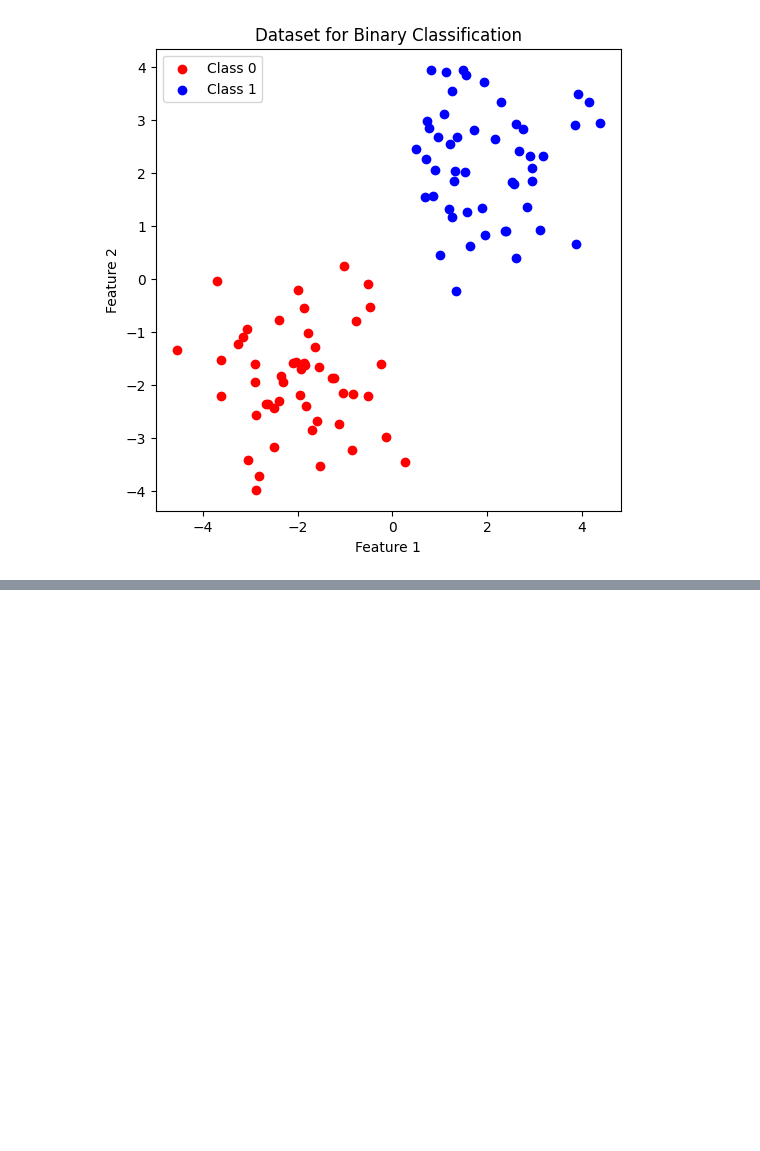
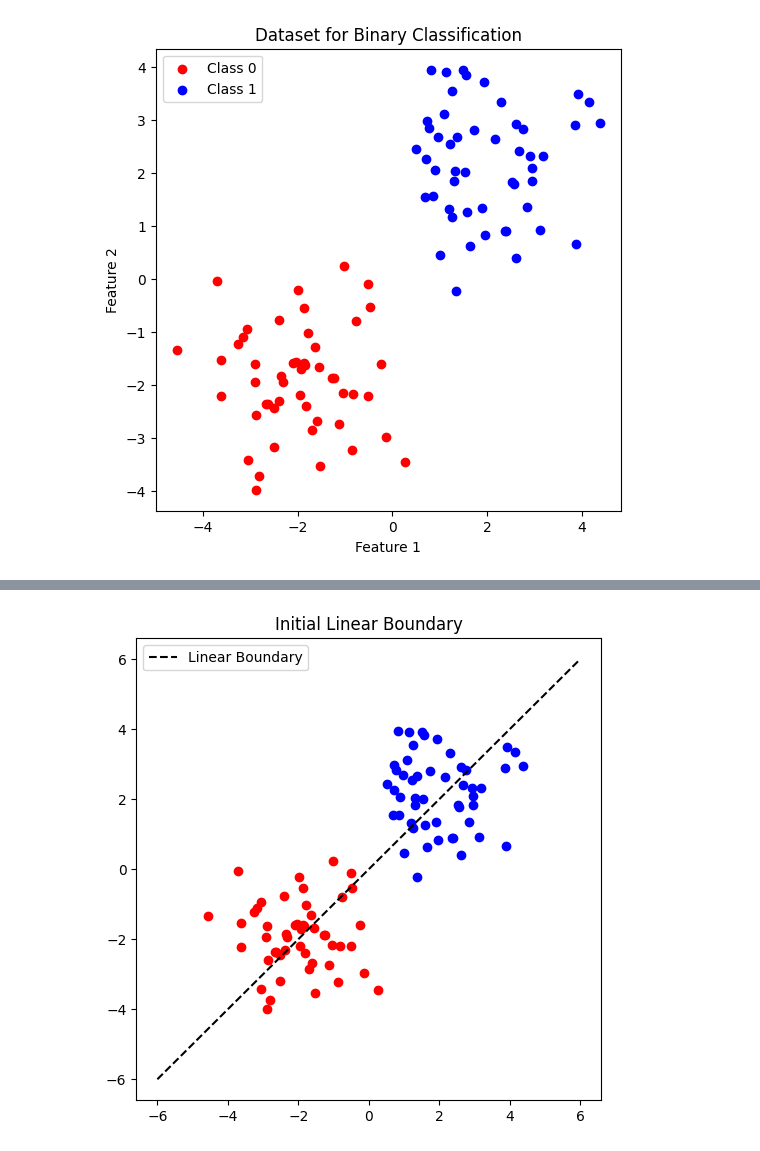
Before and after one commit to AyushDevadiga1/practice-programs, a Jupyter notebook: logistic-intution.ipynb, the cells around one changed output, grey strips where cells are left out. Drawn from its saved outputs; the diff is of its cells as text; code cells hidden in the pictures; blank space fills up the shorter version.

Commit message:
Linear Regression on this dataset and why it is wrong

```diff
--- a/logistic-intution.ipynb
+++ b/logistic-intution.ipynb
@@ -43,0 +60,20 @@ plt.show()
+# %%
+w = np.array([0.5, -0.5])
+b = 0.0
+# %%
+x_vals = np.linspace(-6,6,100)
+y_vals = -(w[0]/w[1]) * x_vals - b/w[1]
+
+plt.figure(figsize=(6,6))
+
+plt.scatter(class0[:,0], class0[:,1], color='red')
+plt.scatter(class1[:,0], class1[:,1], color='blue')
+
+plt.plot(x_vals, y_vals, 'k--', label="Linear Boundary")
+
+plt.title("Initial Linear Boundary")
+plt.legend()
+
+plt.show()
+# %% [output]
+[figure, added]
```
Also changed, not shown: parts of 4 cells of this notebook.
